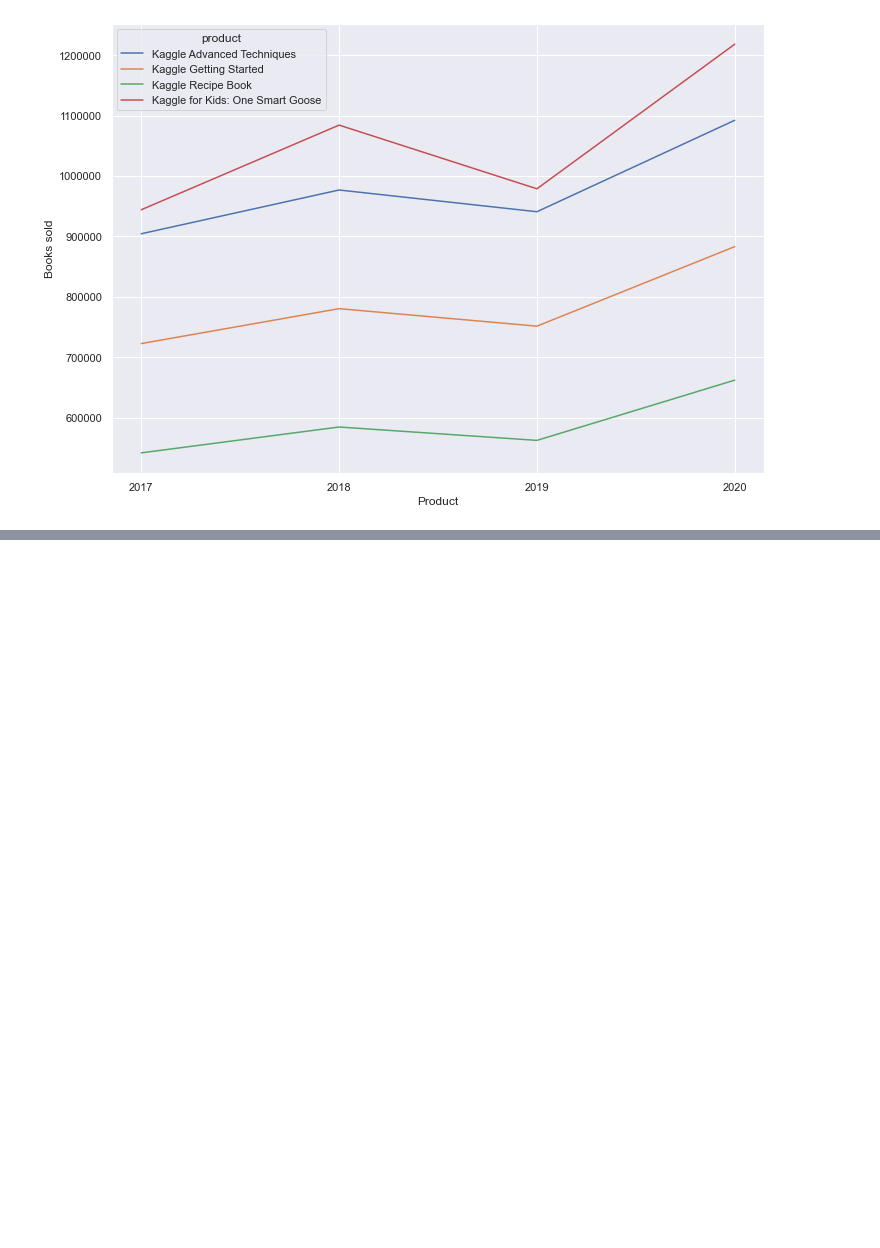
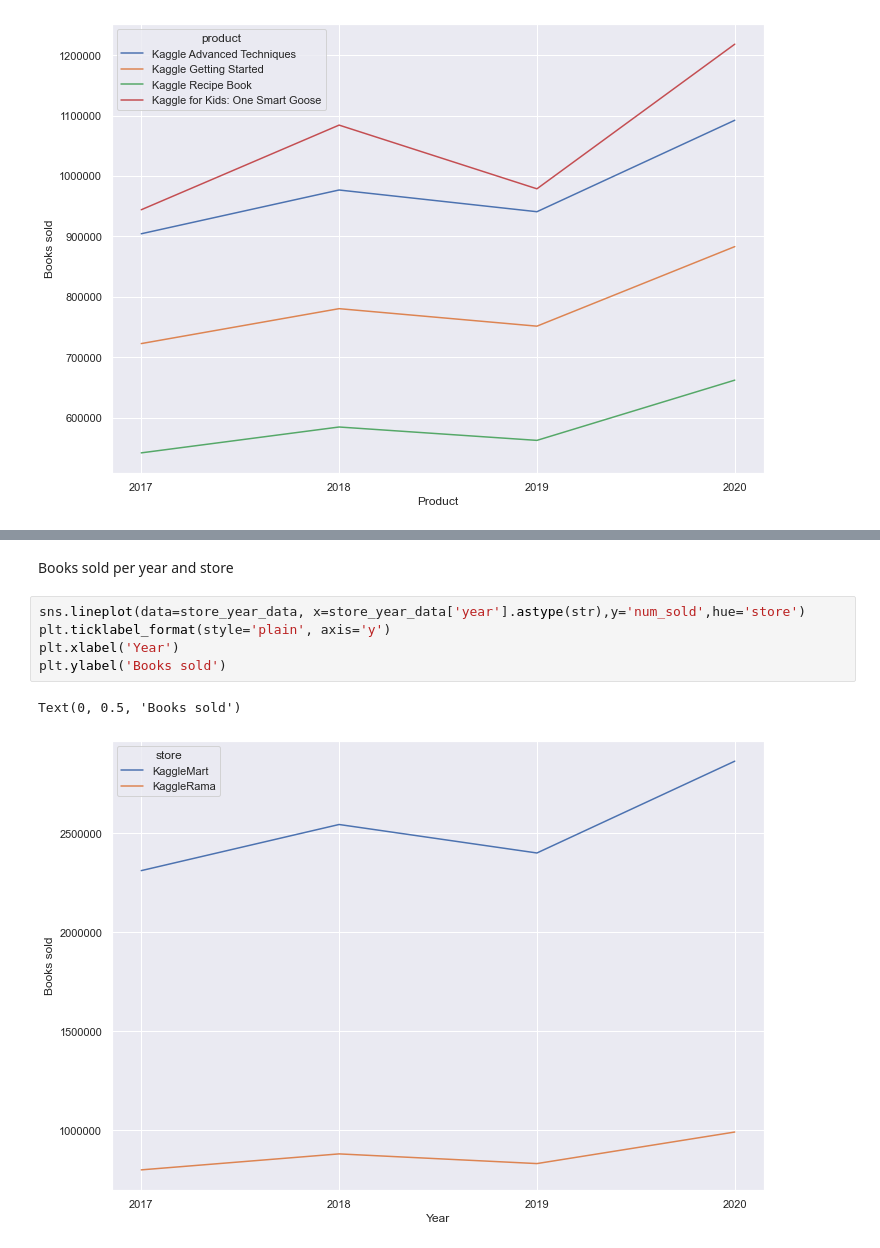
Before and after one commit to rjodriscoll/tab-play-sep-22, a Jupyter notebook: exploration.ipynb, the cells around one changed output, grey strips where cells are left out. Drawn from its saved outputs; the diff is of its cells as text; blank space fills up the shorter version.

```diff
--- a/exploration.ipynb
+++ b/exploration.ipynb
@@ -141,0 +156,10 @@ Text(0, 0.5, 'Books sold')
+# %% [markdown]
+Books sold per year and store
+# %%
+sns.lineplot(data=store_year_data, x=store_year_data['year'].astype(str),y='num_sold',hue='store')
+plt.ticklabel_format(style='plain', axis='y')
+plt.xlabel('Year')
+plt.ylabel('Books sold')
+# %% [output]
+Text(0, 0.5, 'Books sold')
+[figure, added]
```
Also changed, not shown: parts of 4 cells of this notebook.
